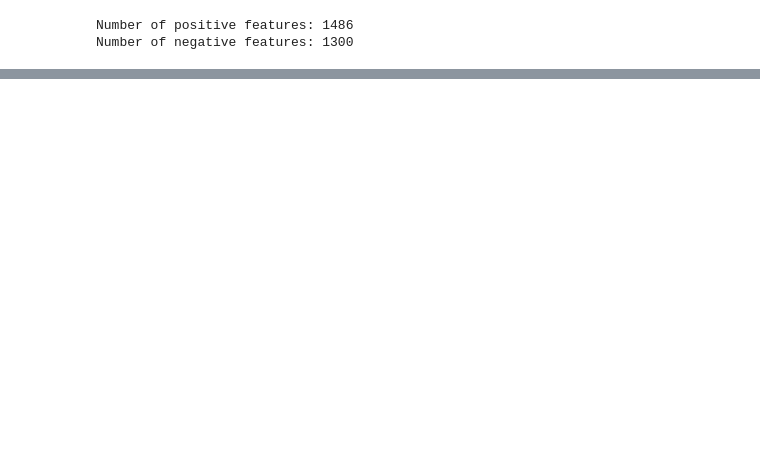
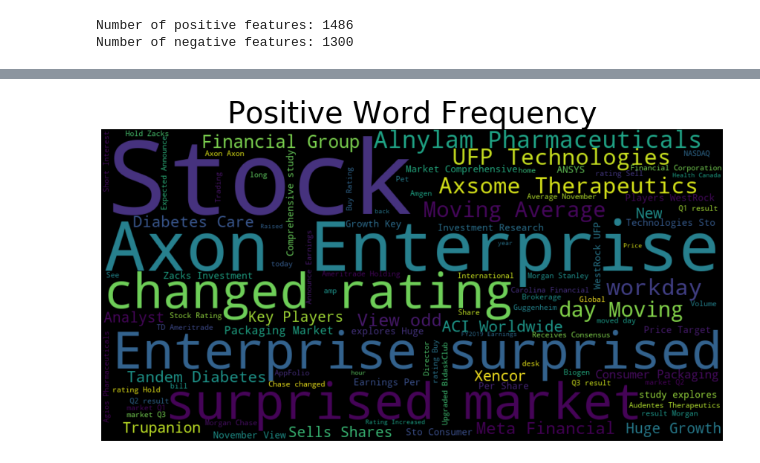
Before and after one commit to sbogdan-sb/Twitter-Stock-Sentiment, a Jupyter notebook: TwittervsStocks.ipynb, the cells around one changed output, grey strips where cells are left out. Cells and saved outputs as stored; diff of their text form; code cells hidden in the pictures; blank space fills up the shorter version.

```diff
--- a/TwittervsStocks.ipynb
+++ b/TwittervsStocks.ipynb
@@ -196,12 +180,23 @@ True
 # %%
+# Create bag of words for positive and negative sentiments, filtering out stop words
+
+# Standard stop words
+
 useless_words = nltk.corpus.stopwords.words("english") + list(string.punctuation)
-useless_words.extend(['https', 'http'])
+
+# Additional words found examining analysis results
+
+useless_words.extend(['https', 'http', 'inc.', 'inc', 'the', 'rt', '…', '“', '”', '’', "'s"])
+
+# To filter out stock tickers
+
+useless_words.extend(negative_tickers.str.lower())
+useless_words.extend(positive_tickers.str.lower())
+
 
 def bag_of_words_features(text):
-    return {word:1 for word in text if not word in useless_words\
+    return {word:1 for word in text if not word.lower() in useless_words\
            and '/' not in word}
-
-bag_of_words_features(nltk.word_tokenize(positive_text[0]))
 
 positive_features = [
     (bag_of_words_features(nltk.word_tokenize(text)), 'pos') \
@@ -248,0 +253,21 @@ Most Informative Features
+# %%
+# Create a filtered list of all the words in the positive tweets to be used for plotting
+
+positive_words = []
+for line in positive_text:
+    positive_words.extend([word for word in nltk.word_tokenize(line) if word.lower() not in useless_words\
+     and '/' not in word])
+
+# Create a word cloud displaying the top 100 positive words
+
+unique_string=(" ").join(positive_words)
+wordcloud = WordCloud(width = 1000, height = 500, max_words = 100).generate(unique_string)
+plt.figure(figsize=(15,8))
+plt.imshow(wordcloud, interpolation="bilinear")
+plt.axis("off")
+plt.title("Positive Word Frequency", fontsize = 40)
+plt.savefig('positive_word_plot.png', bbox_inches='tight')
+plt.show()
+plt.close()
+# %% [output]
+[figure, added]
```
Also changed, not shown: parts of 21 cells of this notebook, 1 other file.
